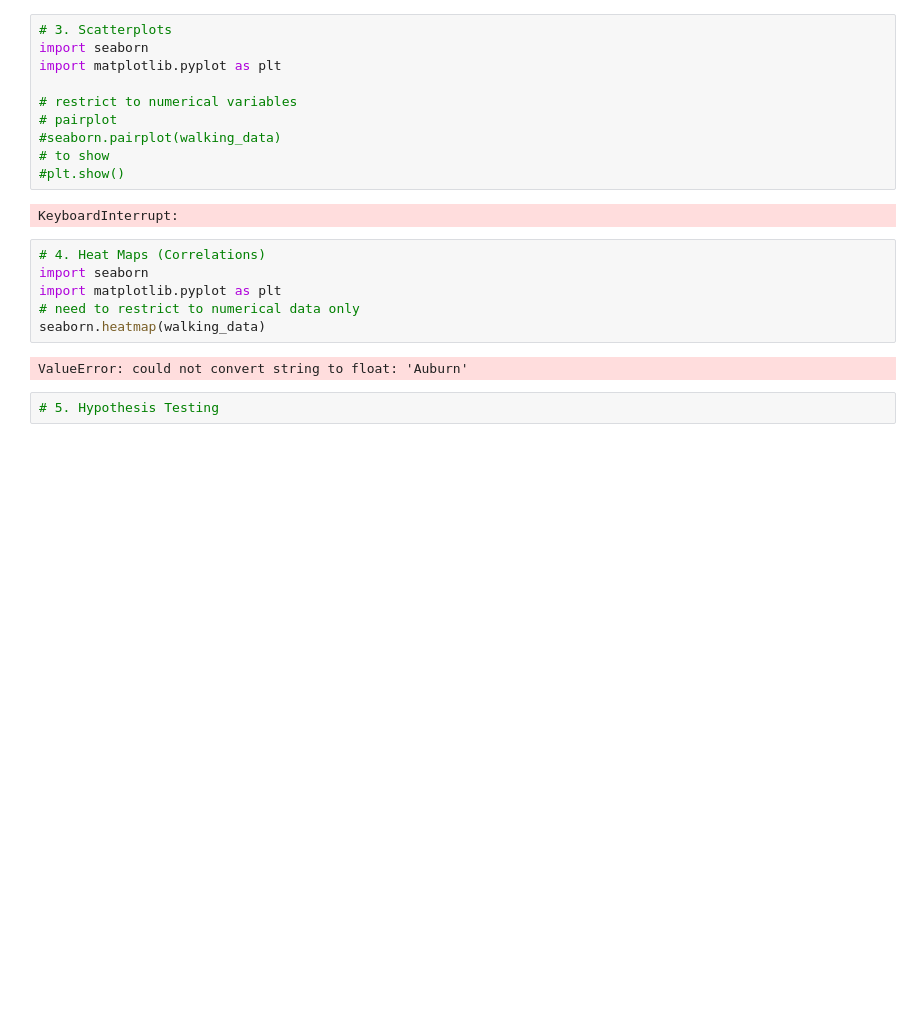
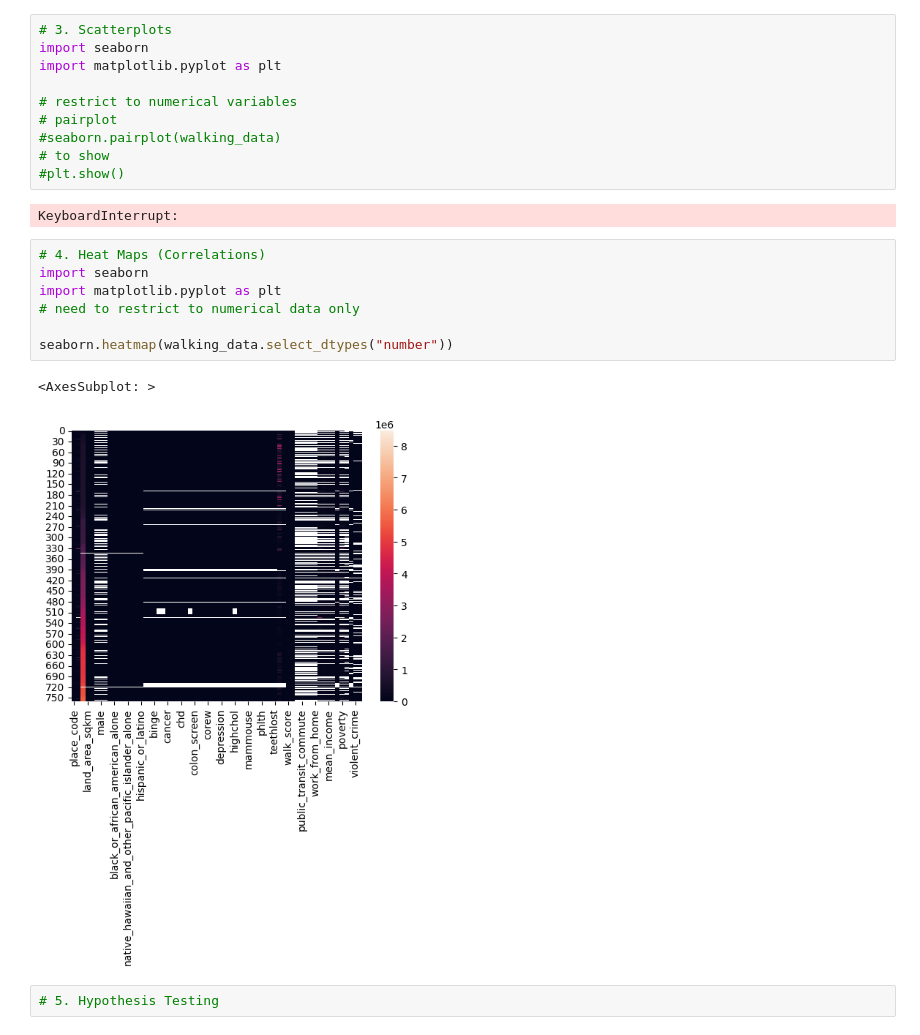
Before and after one commit to chanellee/Walkable-Cities, a Jupyter notebook: EDA_Extended_Analysis.ipynb, the cells around one changed output. Saved outputs shown, nothing was run; the diff lists cells and outputs as text; blank space fills up the shorter version.

Commit message:
finalized data set

```diff
--- a/EDA_Extended_Analysis.ipynb
+++ b/EDA_Extended_Analysis.ipynb
@@ -88,11 +90,13 @@ KeyboardInterrupt:
 # %%
 # 4. Heat Maps (Correlations)
 import seaborn
 import matplotlib.pyplot as plt
 # need to restrict to numerical data only
-seaborn.heatmap(walking_data)
+
+seaborn.heatmap(walking_data.select_dtypes("number"))
 # %% [output]
-ValueError: could not convert string to float: 'Auburn'
+<AxesSubplot: >
+[figure, added]
 # %%
 # 5. Hypothesis Testing
 # %%
```
Also changed, not shown: parts of 1 cell of this notebook, 3 other files.
